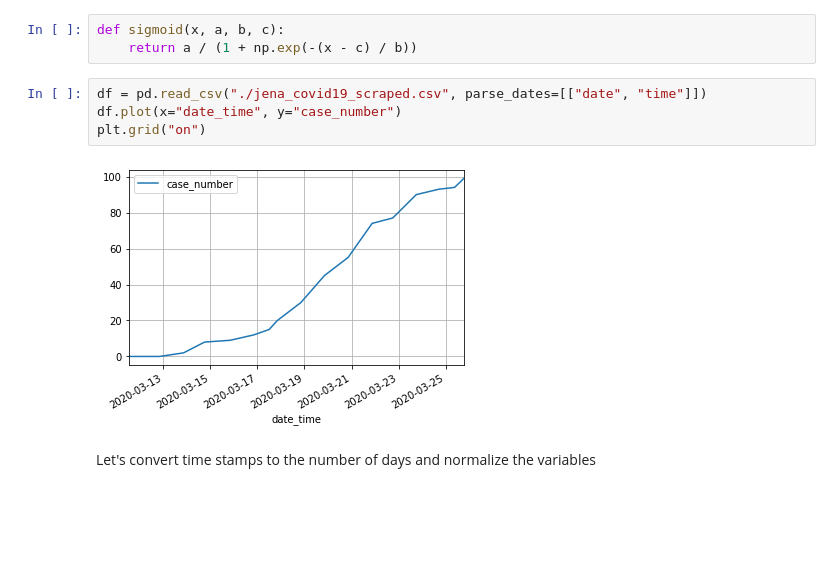
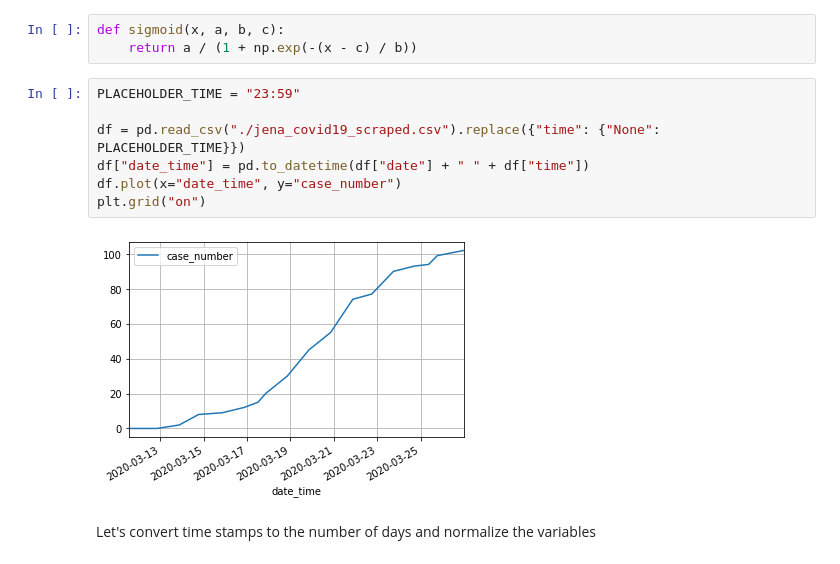
Before and after one commit to Sibgatulin/covid19_jena, a Jupyter notebook: sigmoid_regression-bayes.ipynb, the cells around one changed output. Cells and saved outputs as stored; diff of their text form; blank space fills up the shorter version.

Commit message:
Had to change the reading from the CSV since it now has missing time data

```diff
--- a/sigmoid_regression-bayes.ipynb
+++ b/sigmoid_regression-bayes.ipynb
@@ -9,11 +9,14 @@ WARNING (theano.tensor.blas): Using NumPy C-API based implementation for BLAS fu
 def sigmoid(x, a, b, c):
     return a / (1 + np.exp(-(x - c) / b))
 # %%
-df = pd.read_csv("./jena_covid19_scraped.csv", parse_dates=[["date", "time"]])
+PLACEHOLDER_TIME = "23:59"
+
+df = pd.read_csv("./jena_covid19_scraped.csv").replace({"time": {"None": PLACEHOLDER_TIME}})
+df["date_time"] = pd.to_datetime(df["date"] + " " + df["time"])
 df.plot(x="date_time", y="case_number")
 plt.grid("on")
 # %% [output]
-[figure, old version]
+[figure, new version]
 # %% [markdown]
 Let's convert time stamps to the number of days and normalize the variables
 # %%
```
Also changed, not shown: parts of 3 cells of this notebook, 1 other file.
